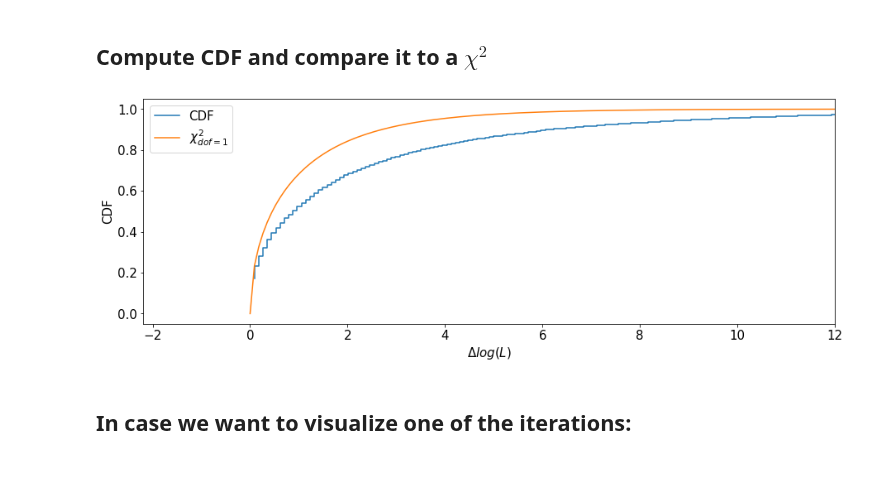
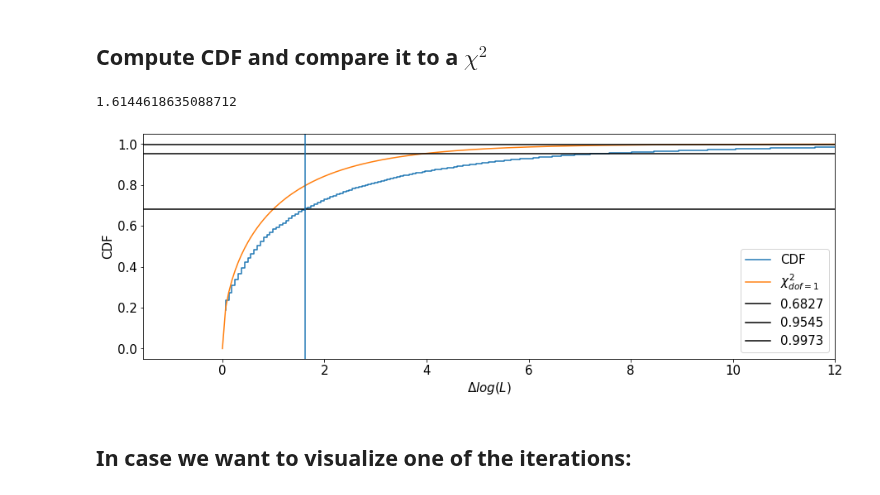
Before and after one commit to R-Grau/EBLpy, a Jupyter notebook: EBL_fit_MC_viewer.ipynb, the cells around one changed output. Drawn from its saved outputs; the diff is of its cells as text; code cells hidden in the pictures.

```diff
--- a/EBL_fit_MC_viewer.ipynb
+++ b/EBL_fit_MC_viewer.ipynb
@@ -144,8 +144,9 @@ def extract(ds):
     chisqs = ds['chisqs'][:]
     alphas = ds['alphas'][:]
     return chisqs,alphas
+
 pathstring = "/data/magic/users-ifae/rgrau/EBL-splines/"
-locname = pathstring + 'Mrk421_SUM_EBL10000_test_0023syst_NO_shift_remake'#'EBL10000_PWL_MBPWL_MAGIC_with_0.07_Systematics_FINAL_FINAL_FINAL_premeeting' #'Mrk421_SUM_EBL1000_test'
+locname = pathstring + 'EBL10000_PWL_LP_MAGIC_with_0.07_Systematics_FINAL_no_syst_analysis_dominguez'#'EBL10000_PWL_MBPWL_MAGIC_with_0.07_Systematics_FINAL_FINAL_FINAL_premeeting' #'Mrk421_SUM_EBL1000_test'
 loc = Path(locname)
 
 # files = sorted([f for f in loc.glob("EBL*2022050916*.hdf5")]) #PWL_LP starting at alpha = 1 (16 alpha = 1, 11 alpha = 2)
@@ -351,26 +352,31 @@ plt.show()
 # %%
 deltachi2 = np.zeros(niter)
 for i in range(niter):
     deltachi2[i] = np.abs(np.min(chisqs_iter[i]) - chisqs_iter[i][np.where(np.round(alphas_iter[0], decimals = 4) == 1.)])
 npoints = 19 #should be 19
 nfreeparams = 2+2 #PWL 2, LP 3, MBPWL 2 + n breaks (not completely true for MBPWL + 1 for alpha as free parameter
 ndof = npoints - nfreeparams
 count, bins_count = np.histogram(deltachi2, bins=500)
 pdf = count / sum(count)
 cdf = np.cumsum(pdf)
+cov1 = np.where(cdf < 0.6827)[0]
+
 chi2cdf = chi2.cdf(bins_count, df=1)
 plt.step(bins_count[1:], cdf, label="CDF")
 plt.plot(bins_count, chi2cdf, label = r"$\chi^2_{dof = 1}$")
-#plt.axhline(y = 0.6827, label = "0.6827", color = "black")
-#plt.axhline(y = 0.9545, label = "0.9545", color = "black")
-#plt.axhline(y = 0.9973, label = "0.9973", color = "black")
+plt.axhline(y = 0.6827, label = "0.6827", color = "black")
+plt.axhline(y = 0.9545, label = "0.9545", color = "black")
+plt.axhline(y = 0.9973, label = "0.9973", color = "black")
+plt.axvline(x = bins_count[1:][cov1[-1]])
+print(bins_count[1:][cov1[-1]])
 plt.ylabel("CDF")
 plt.xlabel(r"$\Delta log(L)$")
 plt.xlim([None, 12])
 plt.legend()
 plt.show()
 # %% [output]
+1.6144618635088712
-[figure, old version]
+[figure, new version]
 # %% [markdown]
 ## In case we want to visualize one of the iterations:
 # %%
```
Also changed, not shown: parts of 12 cells of this notebook, 4 other files.
